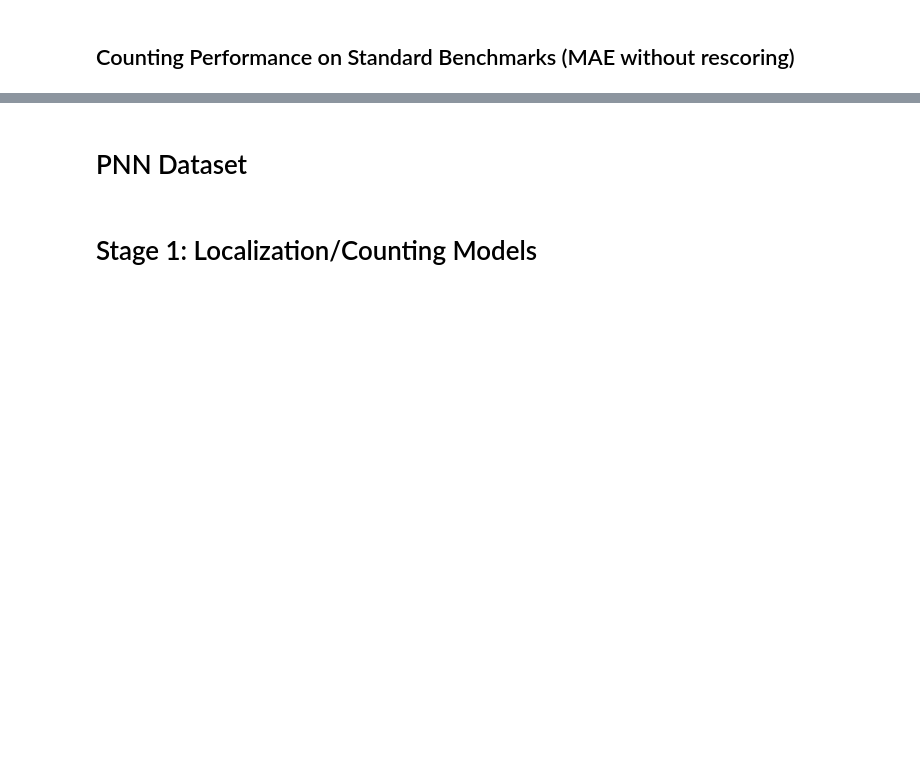
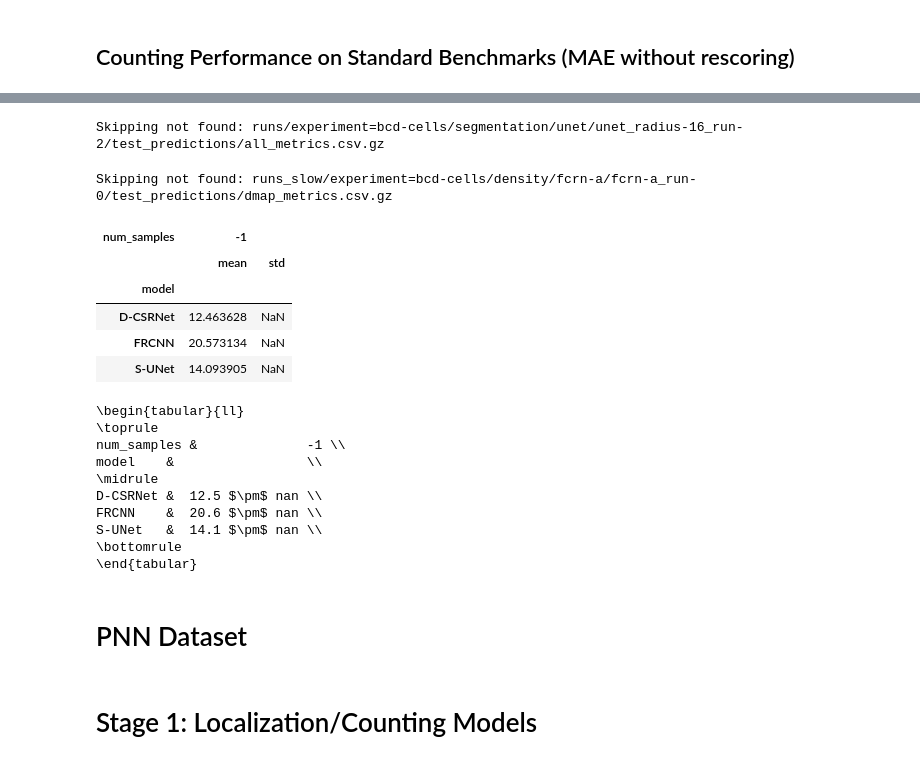
Before and after one commit to ciampluca/counting_perineuronal_nets, a Jupyter notebook: analysis.ipynb, the cells around one changed output, grey strips where cells are left out. Saved outputs shown, nothing was run; the diff lists cells and outputs as text; code cells hidden in the pictures; blank space fills up the shorter version.

```diff
--- a/analysis.ipynb
+++ b/analysis.ipynb
@@ -96,3 +165,35 @@ table_mae(metrics)
+# %%
+# BCD
+runs = {
+    'S-UNet'  : list(Path('runs/experiment=bcd-cells/segmentation/unet/').glob('unet_*')),
+    'FRCNN'   : list(Path('runs_slow/experiment=bcd-cells/detection/fasterrcnn/').glob('fasterrcnn_*')),
+    'D-CSRNet': list(Path('runs_slow/experiment=bcd-cells/density/csrnet/').glob('csrnet_*')),
+    'FCRN-A'  : list(Path('runs_slow/experiment=bcd-cells/density/fcrn-a/').glob('fcrn-a_*')),
+}
+
+# display(runs)
+
+metrics = collect_all(runs)
+table_metric(metrics, metric_name='count/mae/macro')
+# %% [output]
+Skipping not found: runs/experiment=bcd-cells/segmentation/unet/unet_radius-16_run-2/test_predictions/all_metrics.csv.gz
+Skipping not found: runs_slow/experiment=bcd-cells/density/fcrn-a/fcrn-a_run-0/test_predictions/dmap_metrics.csv.gz
+| num_samples | -1 |  |
+|  | mean | std |
+| model |  |  |
+| D-CSRNet | 12.463628 | NaN |
+| FRCNN | 20.573134 | NaN |
+| S-UNet | 14.093905 | NaN |
+\begin{tabular}{ll}
+\toprule
+num_samples &              -1 \\
+model    &                 \\
+\midrule
+D-CSRNet &  12.5 $\pm$ nan \\
+FRCNN    &  20.6 $\pm$ nan \\
+S-UNet   &  14.1 $\pm$ nan \\
+\bottomrule
+\end{tabular}
 # %% [markdown]
 # PNN Dataset
 # %% [markdown]
```
Also changed, not shown: parts of 6 cells of this notebook.
